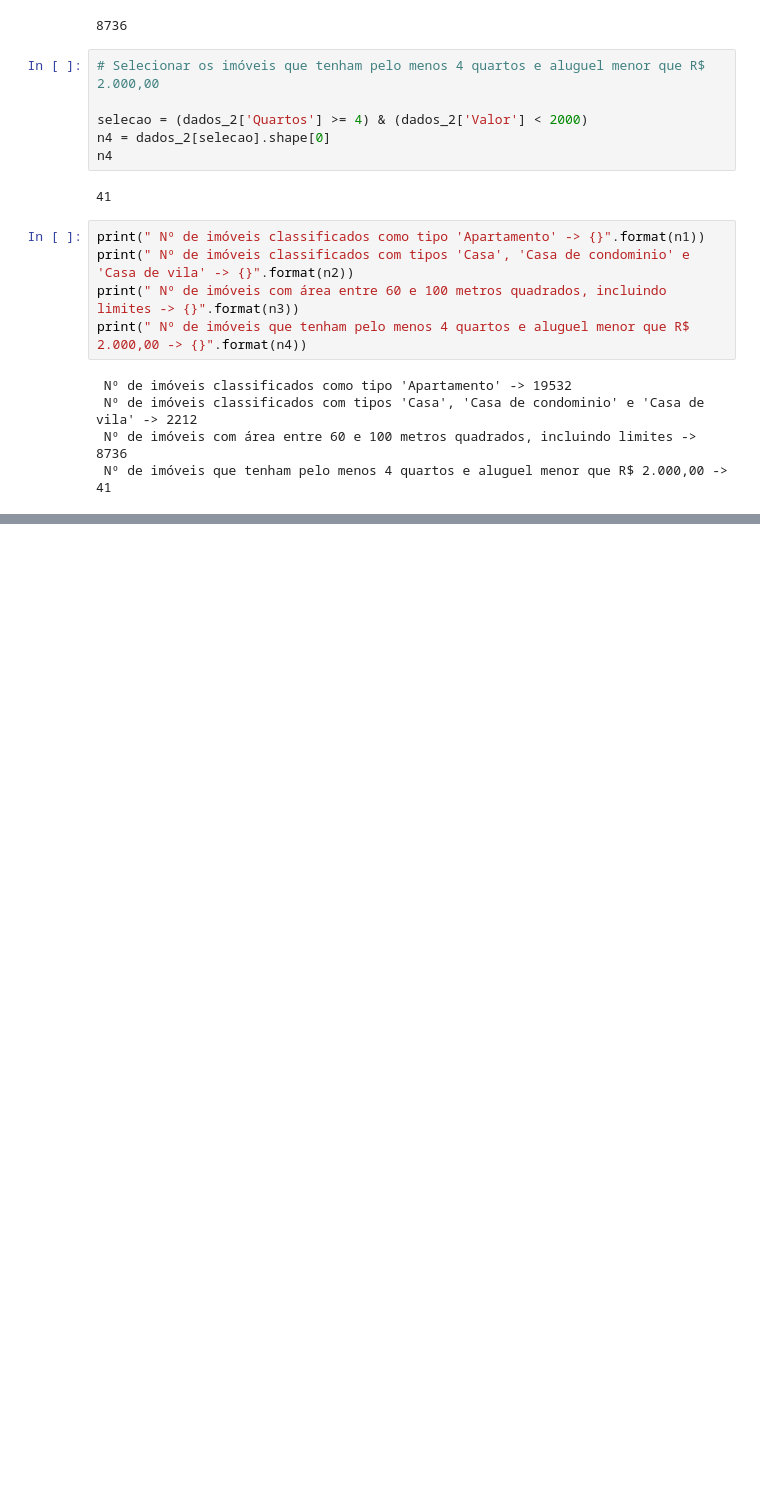
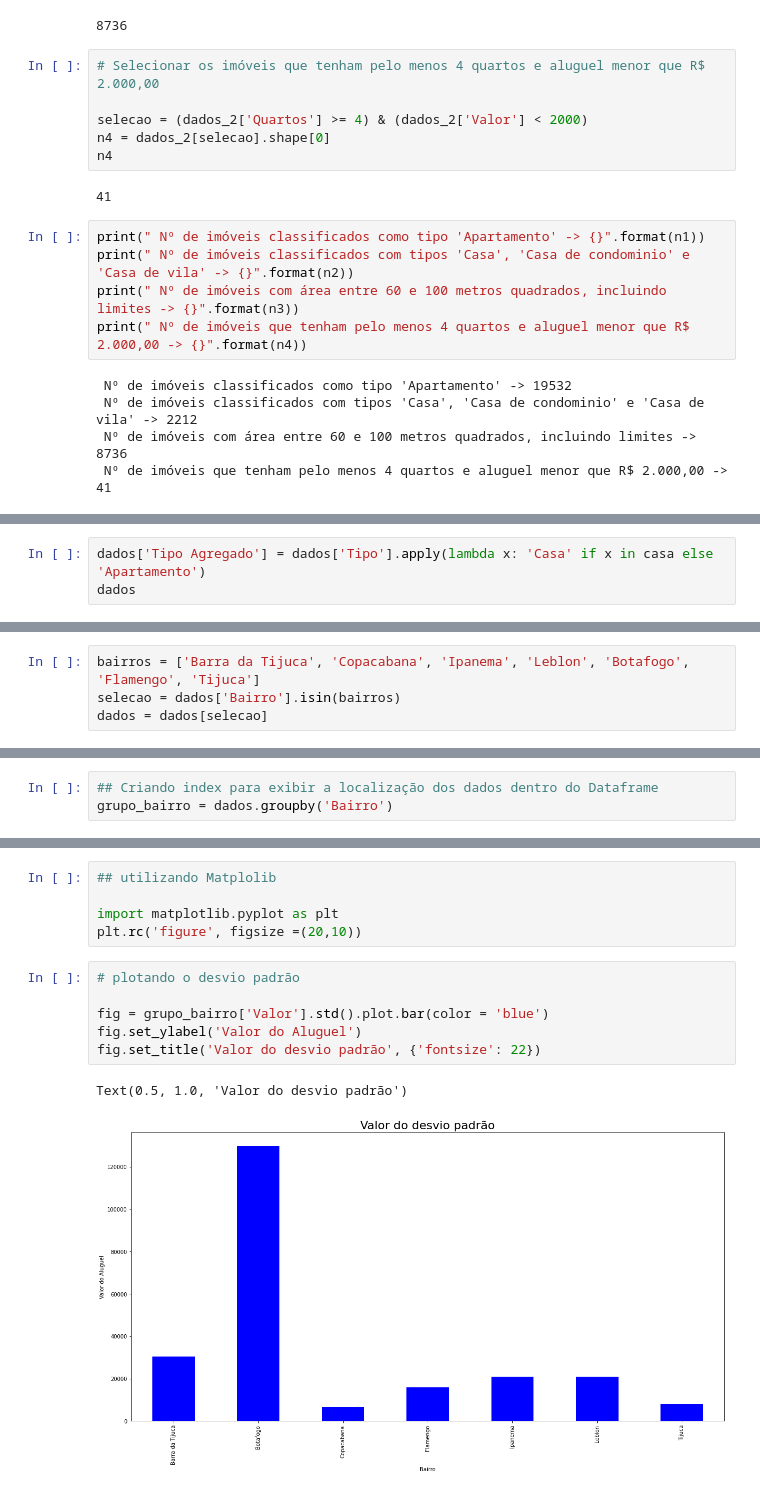
Before and after one commit to v7oliveira/v7oliveira, a Jupyter notebook: Pandas_Aluguel_Imóveis.ipynb, the cells around one changed output, grey strips where cells are left out. Cells and saved outputs as stored; diff of their text form; blank space fills up the shorter version.

```diff
--- a/Pandas_Aluguel_Imóveis.ipynb
+++ b/Pandas_Aluguel_Imóveis.ipynb
@@ -431,0 +598,3 @@ print(" Nº de imóveis que tenham pelo menos 4 quartos e aluguel menor que R$ 2
+# %%
+dados['Tipo Agregado'] = dados['Tipo'].apply(lambda x: 'Casa' if x in casa else 'Apartamento')
+dados
@@ -431,0 +690,4 @@ print(" Nº de imóveis que tenham pelo menos 4 quartos e aluguel menor que R$ 2
+# %%
+bairros = ['Barra da Tijuca', 'Copacabana', 'Ipanema', 'Leblon', 'Botafogo', 'Flamengo', 'Tijuca']
+selecao = dados['Bairro'].isin(bairros)
+dados = dados[selecao]
@@ -431,0 +705,3 @@ print(" Nº de imóveis que tenham pelo menos 4 quartos e aluguel menor que R$ 2
+# %%
+## Criando index para exibir a localização dos dados dentro do Dataframe
+grupo_bairro = dados.groupby('Bairro')
@@ -431,0 +765,14 @@ print(" Nº de imóveis que tenham pelo menos 4 quartos e aluguel menor que R$ 2
+# %%
+## utilizando Matplolib
+
+import matplotlib.pyplot as plt
+plt.rc('figure', figsize =(20,10))
+# %%
+# plotando o desvio padrão
+
+fig = grupo_bairro['Valor'].std().plot.bar(color = 'blue')
+fig.set_ylabel('Valor do Aluguel')
+fig.set_title('Valor do desvio padrão', {'fontsize': 22})
+# %% [output]
+Text(0.5, 1.0, 'Valor do desvio padrão')
+[figure, added]
```
Also changed, not shown: parts of 59 cells of this notebook.
